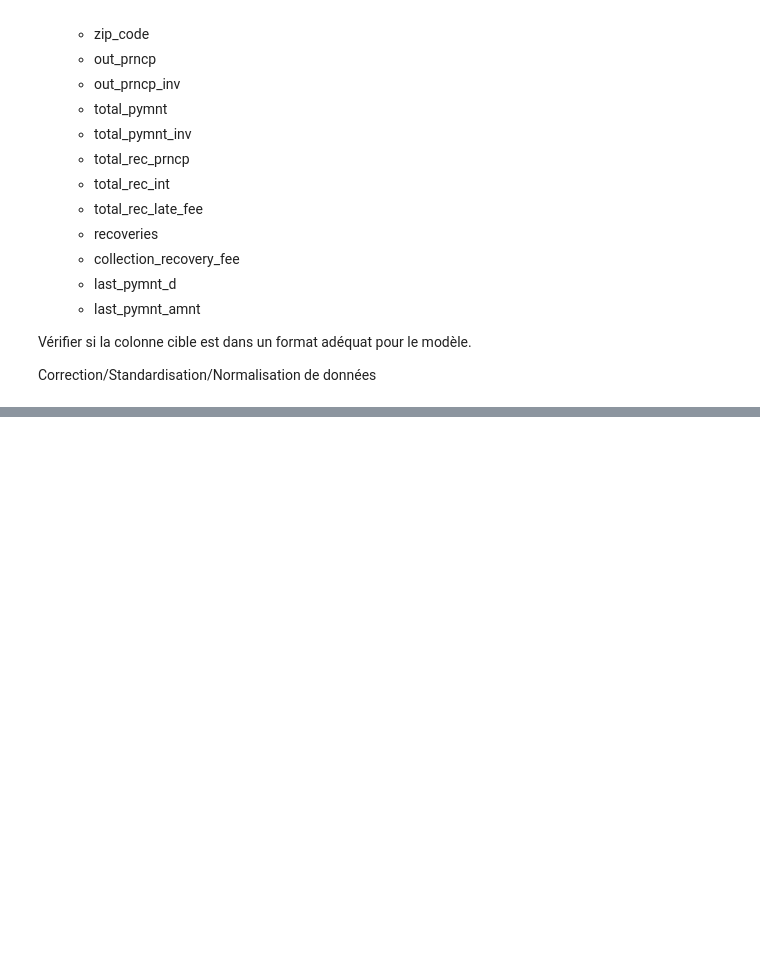
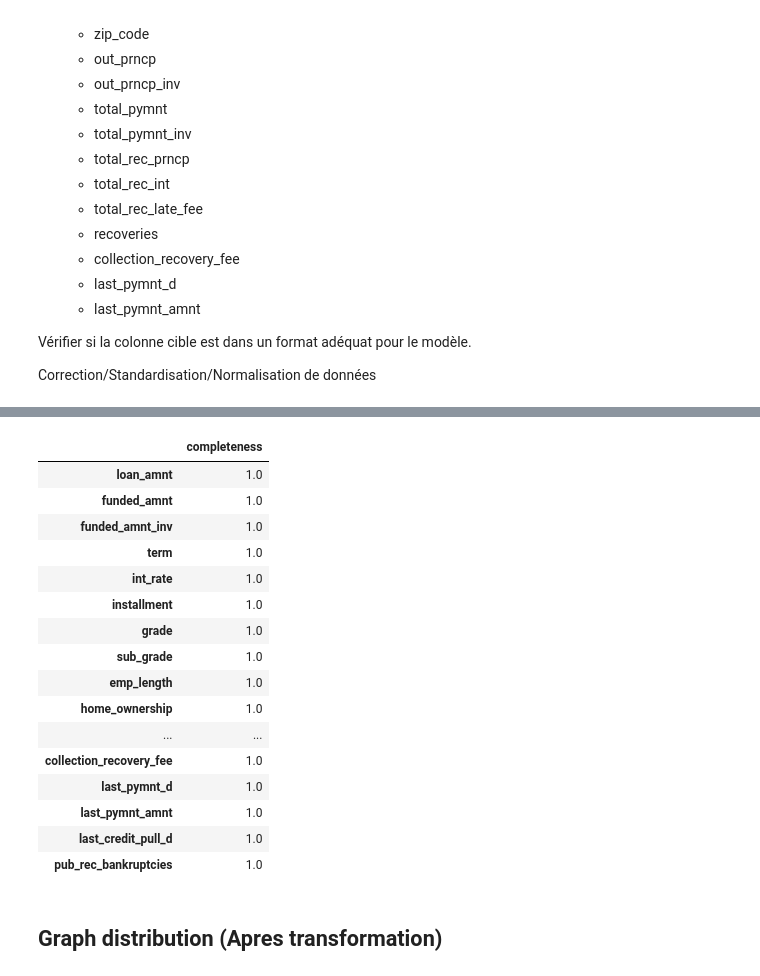
Before and after one commit to fredjgermain/transformation_tp1, a Jupyter notebook: partie2.ipynb, the cells around one changed output, grey strips where cells are left out. Drawn from its saved outputs; the diff is of its cells as text; code cells hidden in the pictures; blank space fills up the shorter version.

```diff
--- a/partie2.ipynb
+++ b/partie2.ipynb
@@ -54,0 +203,24 @@ def delta_month(d1:pd.Series, d2:pd.Series):
+# %%
+v_completeness = degree_completeness(df_transformed)
+h_completeness = degree_completeness(df_transformed, axis=1)
+v_completeness.sort_values(by='completeness')
+# %% [output]
+|  | completeness |
+| loan_amnt | 1.0 |
+| funded_amnt | 1.0 |
+| funded_amnt_inv | 1.0 |
+| term | 1.0 |
+| int_rate | 1.0 |
+| installment | 1.0 |
+| grade | 1.0 |
+| sub_grade | 1.0 |
+| emp_length | 1.0 |
+| home_ownership | 1.0 |
+| ... | ... |
+| collection_recovery_fee | 1.0 |
+| last_pymnt_d | 1.0 |
+| last_pymnt_amnt | 1.0 |
+| last_credit_pull_d | 1.0 |
+| pub_rec_bankruptcies | 1.0 |
+# %% [markdown]
+## Graph distribution (Apres transformation)
```
Also changed, not shown: parts of 8 cells of this notebook, 1 other file.
